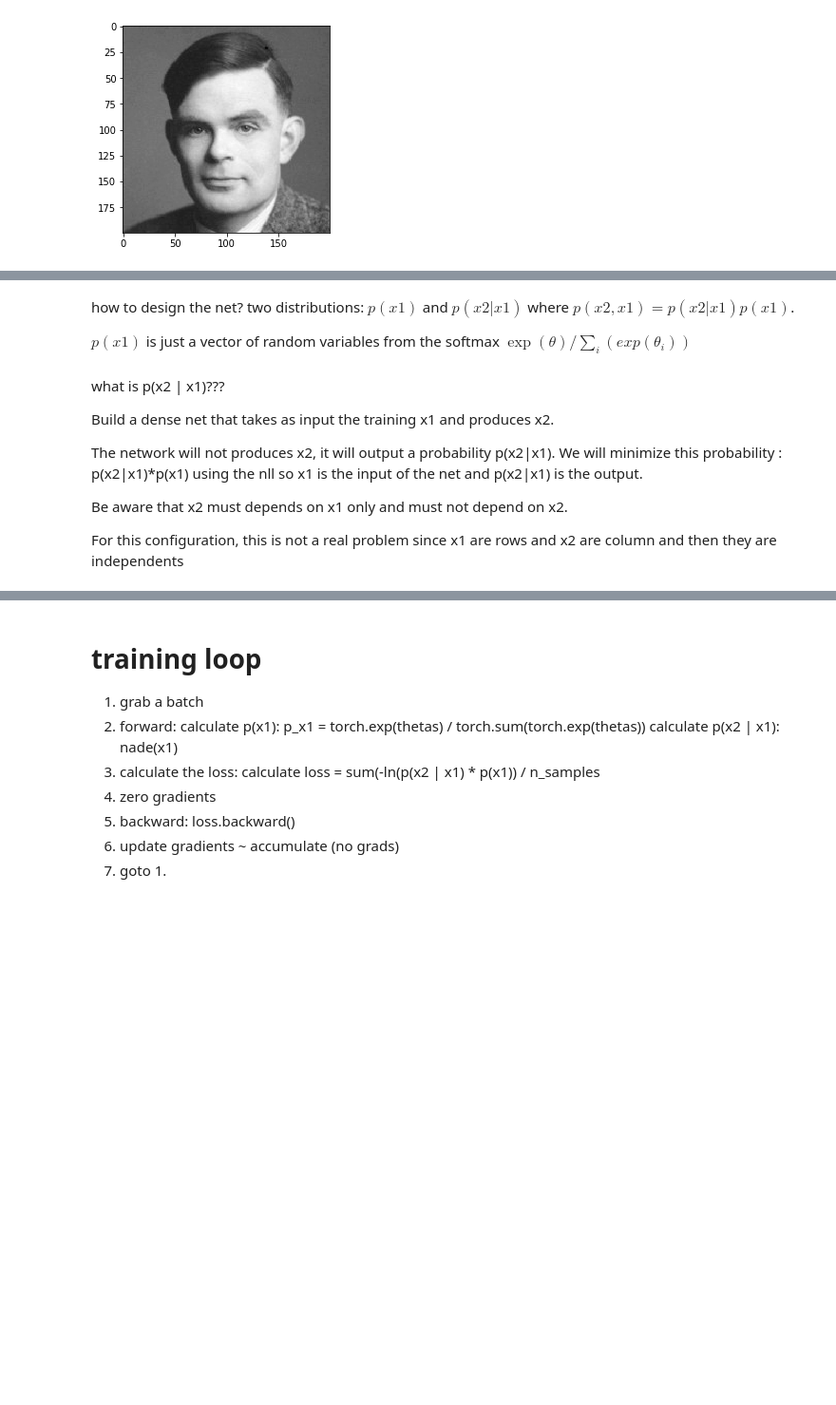
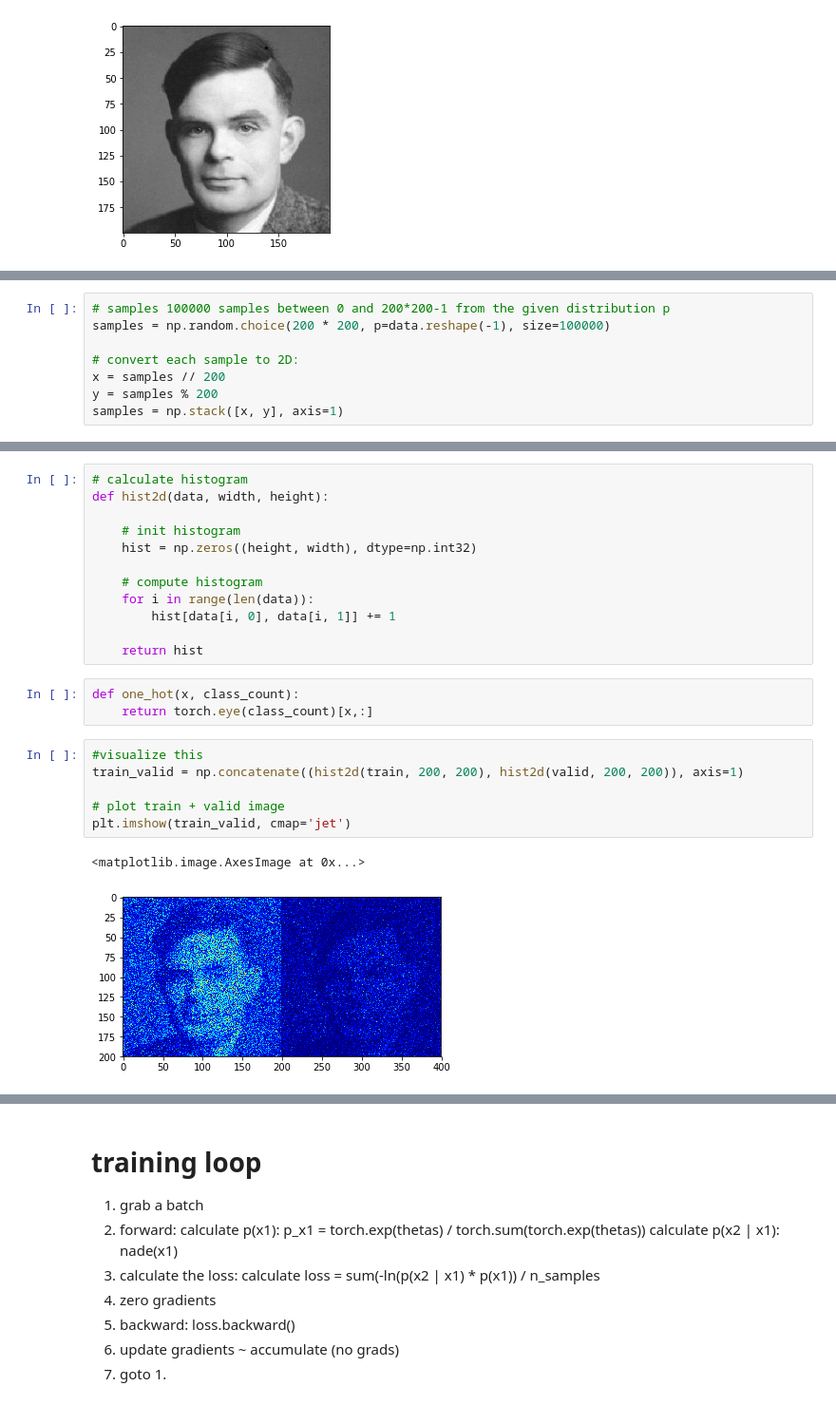
Before and after one commit to arielbenitah/CS294_158_Deep_Unsupervised_Learning, a Jupyter notebook: HW1/HW1_2_1.ipynb, the cells around one changed output, grey strips where cells are left out. Shown at 95% size. Cells and saved outputs as stored; diff of their text form; blank space fills up the shorter version.

```diff
--- a/HW1/HW1_2_1.ipynb
+++ b/HW1/HW1_2_1.ipynb
@@ -31 +30,9 @@ draw uniformly distributed samples
+# %%
+# samples 100000 samples between 0 and 200*200-1 from the given distribution p
+samples = np.random.choice(200 * 200, p=data.reshape(-1), size=100000)
+
+# convert each sample to 2D:
+x = samples // 200
+y = samples % 200
+samples = np.stack([x, y], axis=1)
 # %%
@@ -39,20 +42,27 @@ print('valid.shape = ', valid.shape)
 # %% [output]
 train.shape =  (80000, 2)
 valid.shape =  (20000, 2)
-# %% [markdown]
-how to design the net?
-two distributions: $p(x1)$ and $p(x2 | x1)$ where $p(x2, x1) = p(x2|x1) p(x1)$.
-
-$p(x1)$ is just a vector of random variables from the softmax $\exp(\theta) / \sum_i(exp(\theta_i))$
-# %% [markdown]
-what is p(x2 | x1)???
-
-Build a dense net that takes as input the training x1 and produces x2.
-
-The network will not produces x2, it will output a probability p(x2|x1).
-We will minimize this probability : p(x2|x1)*p(x1) using the nll
-so x1 is the input of the net and p(x2|x1) is the output.
-
-Be aware that x2 must depends on x1 only and must not depend on x2.
-
-For this configuration, this is not a real problem since x1 are rows and x2 are column and then they are independents
+# %%
+# calculate histogram
+def hist2d(data, width, height):
+
+    # init histogram
+    hist = np.zeros((height, width), dtype=np.int32)
+
+    # compute histogram
+    for i in range(len(data)):
+        hist[data[i, 0], data[i, 1]] += 1
+
+    return hist
+# %%
+def one_hot(x, class_count):
+    return torch.eye(class_count)[x,:]
+# %%
+#visualize this
+train_valid = np.concatenate((hist2d(train, 200, 200), hist2d(valid, 200, 200)), axis=1)
+
+# plot train + valid image
+plt.imshow(train_valid, cmap='jet')
+# %% [output]
+<matplotlib.image.AxesImage at 0x...>
+[figure, added]
```
Also changed, not shown: parts of 17 cells of this notebook.
